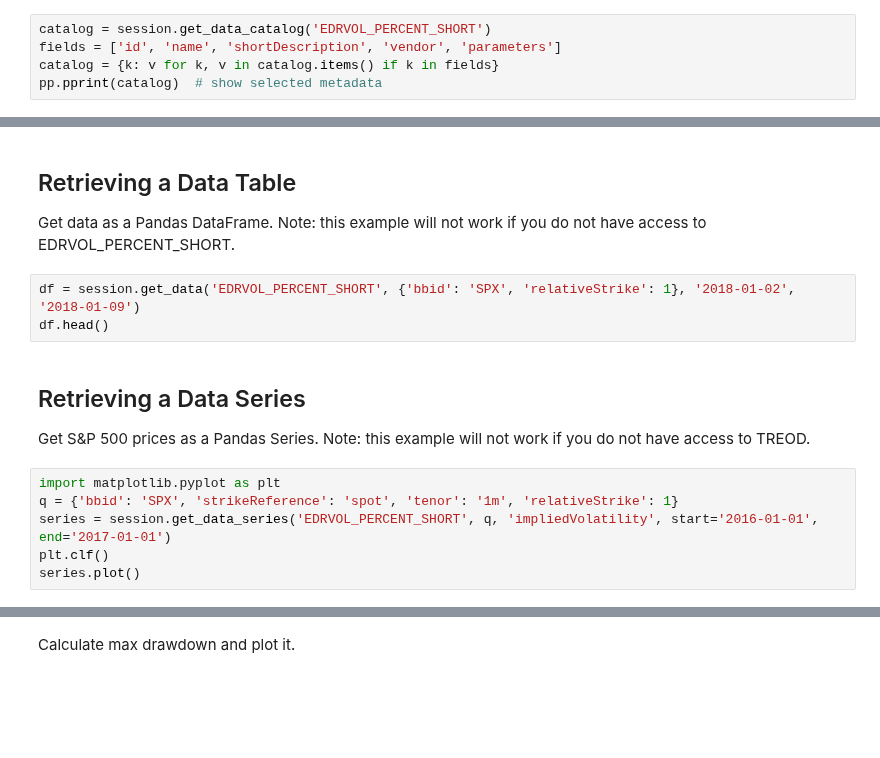
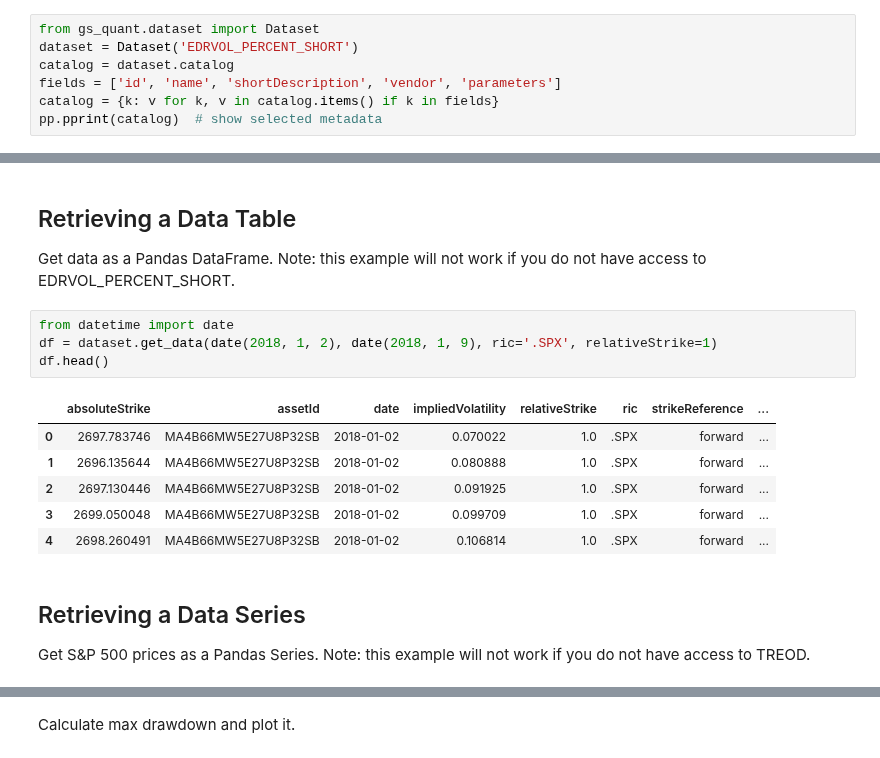
Before and after one commit to goldmansachs/gs-quant, a Jupyter notebook: gs_quant/notebooks/getting_started.ipynb, the cells around one changed output, grey strips where cells are left out. Cells and saved outputs as stored; diff of their text form; blank space fills up the shorter version.

Commit message:
Merge to head of code (matching Gitlab)

```diff
--- a/gs_quant/notebooks/getting_started.ipynb
+++ b/gs_quant/notebooks/getting_started.ipynb
@@ -12,7 +12,9 @@ session.start()
 # %% [markdown]
 Retrieve information about a dataset from the catalog.
 # %%
-catalog = session.get_data_catalog('EDRVOL_PERCENT_SHORT')
+from gs_quant.dataset import Dataset
+dataset = Dataset('EDRVOL_PERCENT_SHORT')
+catalog = dataset.catalog
 fields = ['id', 'name', 'shortDescription', 'vendor', 'parameters']
 catalog = {k: v for k, v in catalog.items() if k in fields}
 pp.pprint(catalog)  # show selected metadata
@@ -24,15 +57,17 @@ pp.pprint(coverage[:3])  # show the first 3 covered assets
 # %% [markdown]
 ## Retrieving a Data Table
 Get data as a Pandas DataFrame. Note: this example will not work if you do not have access to EDRVOL_PERCENT_SHORT.
-# %%
-df = session.get_data('EDRVOL_PERCENT_SHORT', {'bbid': 'SPX', 'relativeStrike': 1}, '2018-01-02', '2018-01-09')
-df.head()
+# %%
+from datetime import date
+df = dataset.get_data(date(2018, 1, 2), date(2018, 1, 9), ric='.SPX', relativeStrike=1)
+df.head()
+# %% [output]
+|  | absoluteStrike | assetId | date | impliedVolatility | relativeStrike | ric | strikeReference | ... |
+| 0 | 2697.783746 | MA4B66MW5E27U8P32SB | 2018-01-02 | 0.070022 | 1.0 | .SPX | forward | ... |
+| 1 | 2696.135644 | MA4B66MW5E27U8P32SB | 2018-01-02 | 0.080888 | 1.0 | .SPX | forward | ... |
+| 2 | 2697.130446 | MA4B66MW5E27U8P32SB | 2018-01-02 | 0.091925 | 1.0 | .SPX | forward | ... |
+| 3 | 2699.050048 | MA4B66MW5E27U8P32SB | 2018-01-02 | 0.099709 | 1.0 | .SPX | forward | ... |
+| 4 | 2698.260491 | MA4B66MW5E27U8P32SB | 2018-01-02 | 0.106814 | 1.0 | .SPX | forward | ... |
 # %% [markdown]
 ## Retrieving a Data Series
 Get S&P 500 prices as a Pandas Series. Note: this example will not work if you do not have access to TREOD.
-# %%
-import matplotlib.pyplot as plt
-q = {'bbid': 'SPX', 'strikeReference': 'spot', 'tenor': '1m', 'relativeStrike': 1}
-series = session.get_data_series('EDRVOL_PERCENT_SHORT', q, 'impliedVolatility', start='2016-01-01', end='2017-01-01')
-plt.clf()
-series.plot()
```
Also changed, not shown: parts of 9 cells of this notebook, 36 other files.
